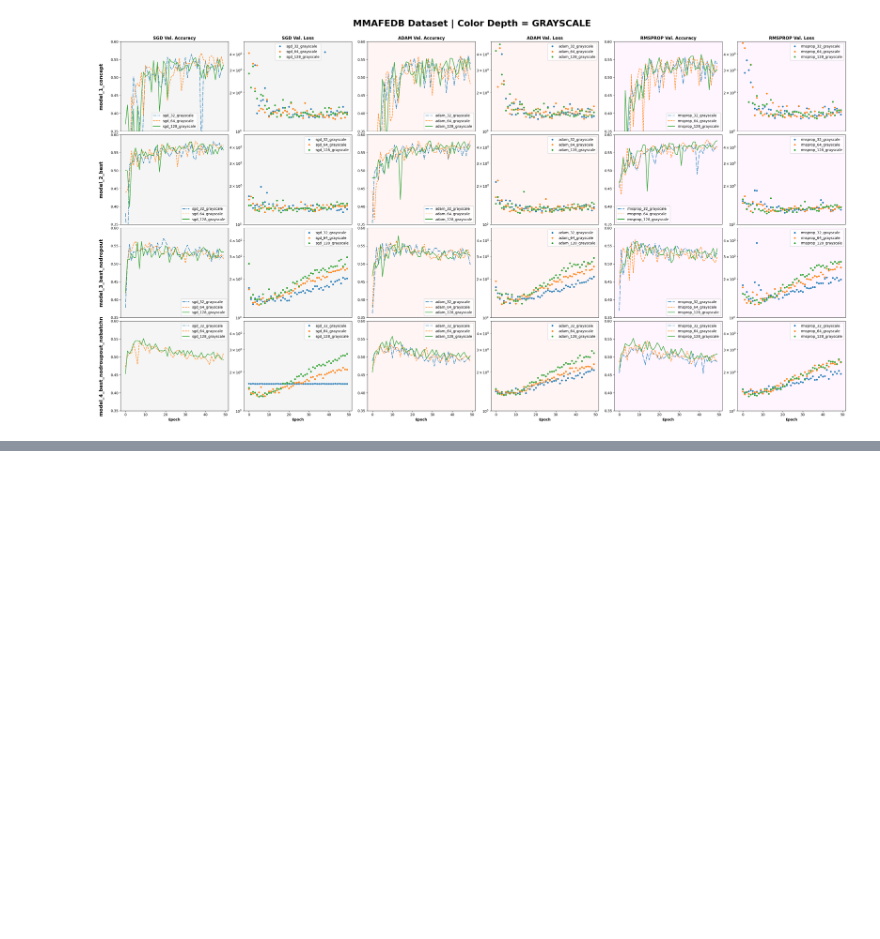
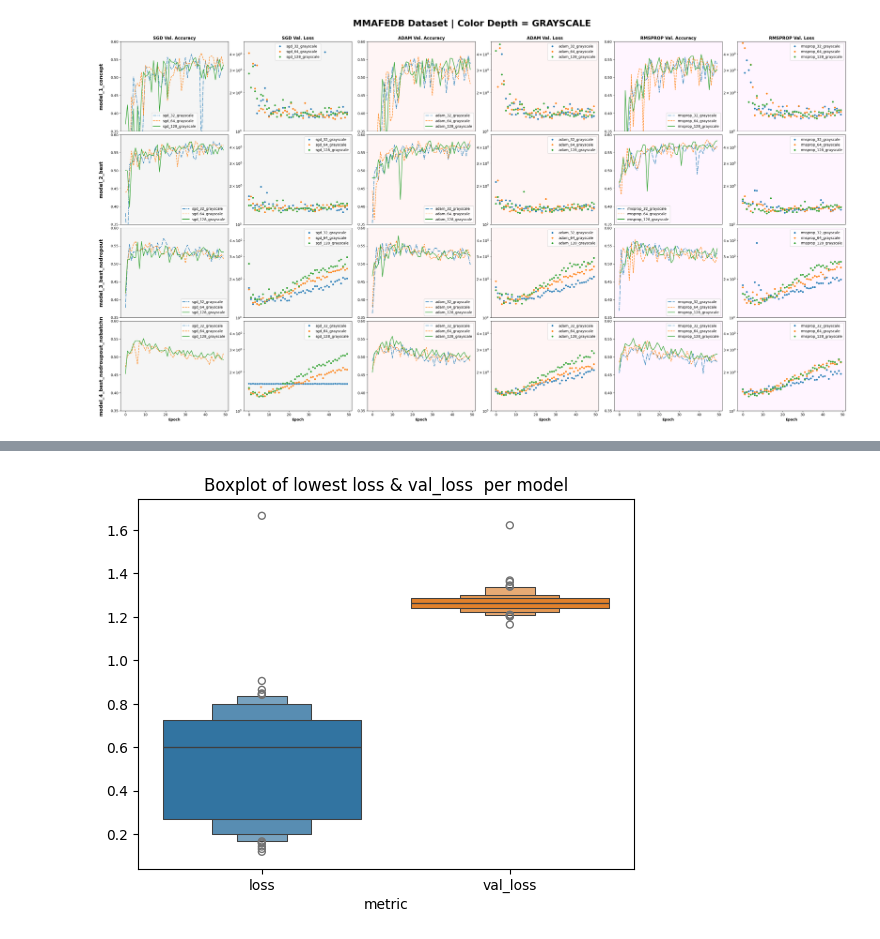
Before and after one commit to DeusNexus/iu-emotion-classification-tensorflow, a Jupyter notebook: notebooks/training_evaluation.ipynb, the cells around one changed output, grey strips where cells are left out. Cells and saved outputs as stored; diff of their text form; code cells hidden in the pictures; blank space fills up the shorter version.

```diff
--- a/notebooks/highest_score.ipynb
+++ b/notebooks/training_evaluation.ipynb
@@ -237,0 +334,7 @@ ValueError: Length of values (50) does not match length of index (96)
+# %%
+# Create a boxen plot with the filtered DataFrame
+sns.boxenplot(data=df_min[['loss', 'val_loss']])
+plt.title('Boxplot of lowest loss & val_loss  per model')
+plt.show()
+# %% [output]
+[figure, added]
```
Also changed, not shown: parts of 10 cells of this notebook, 1 other file.
